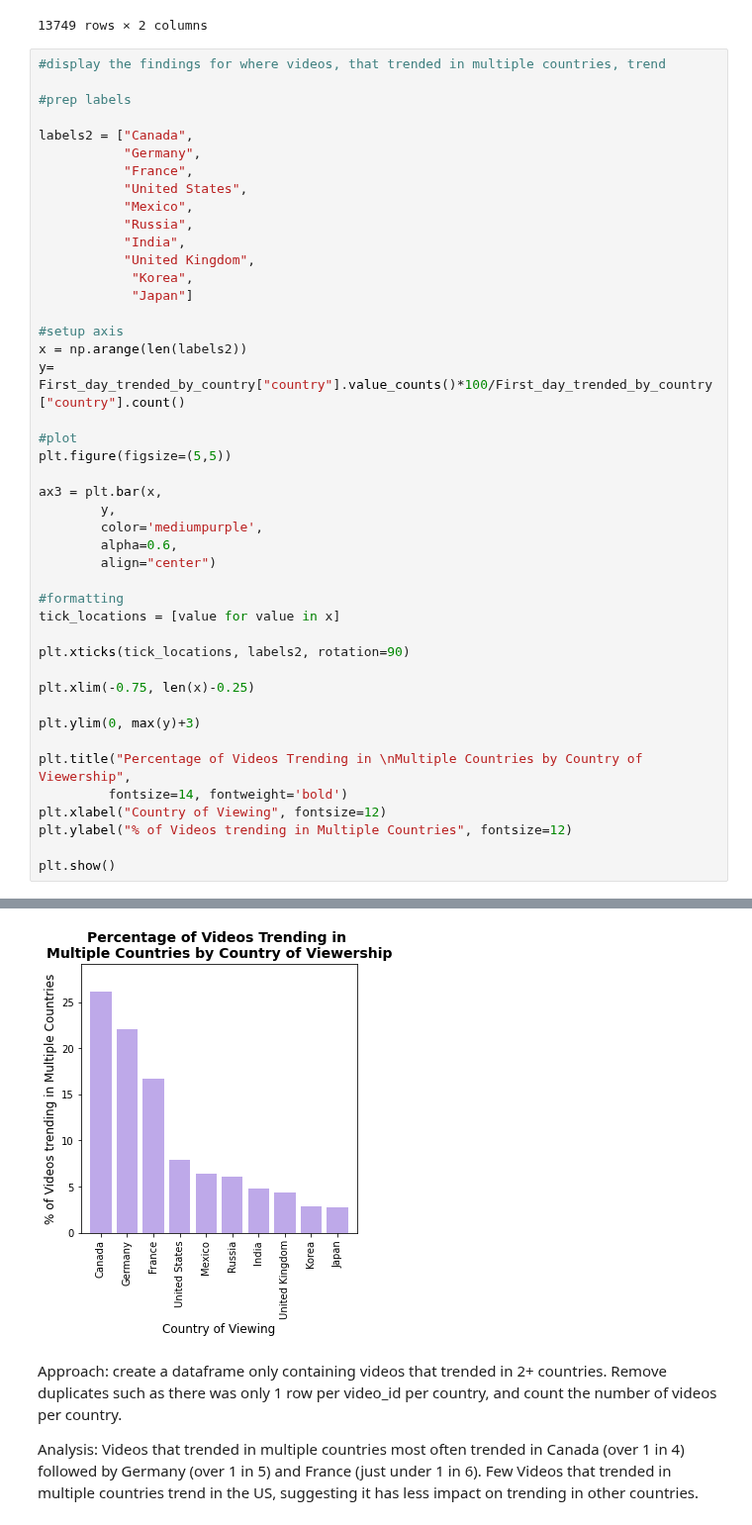
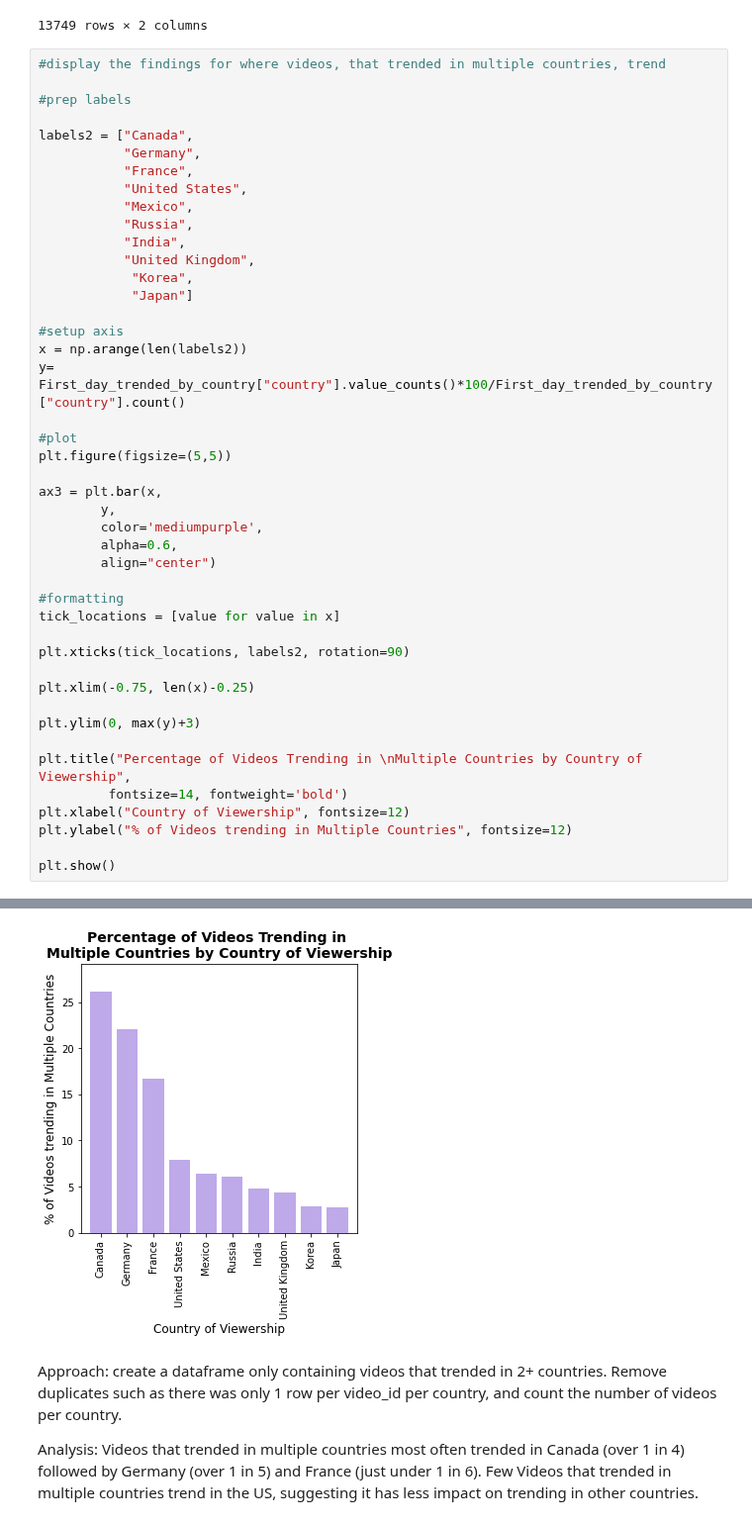
Before and after one commit to bnarath/YouTube_Trending, a Jupyter notebook: youtube-trending/Code/Megan_exploring_variation.ipynb, the cells around one changed output, grey strips where cells are left out. Shown at 99% size. Saved outputs shown, nothing was run; the diff lists cells and outputs as text.

```diff
--- a/youtube-trending/Code/Megan_exploring_variation.ipynb
+++ b/youtube-trending/Code/Megan_exploring_variation.ipynb
@@ -728,7 +728,7 @@ plt.ylim(0, max(y)+3)
 
 plt.title("Percentage of Videos Trending in \nMultiple Countries by Country of Viewership",
          fontsize=14, fontweight='bold')
-plt.xlabel("Country of Viewing", fontsize=12)
+plt.xlabel("Country of Viewership", fontsize=12)
 plt.ylabel("% of Videos trending in Multiple Countries", fontsize=12)
 
 plt.show()
@@ -761,5 +761,5 @@ Text(0.5, 0, 'Country of Viewing')
 Text(0, 0.5, '% of Videos trending in Multiple Countries')
-[figure, old version]
+[figure, new version]
 # %% [markdown]
 Approach: create a dataframe only containing videos that trended in 2+ countries. Remove duplicates such as there was only 1 row per video_id per country, and count the number of videos per country.
 
```
Also changed, not shown: parts of 3 cells of this notebook.
